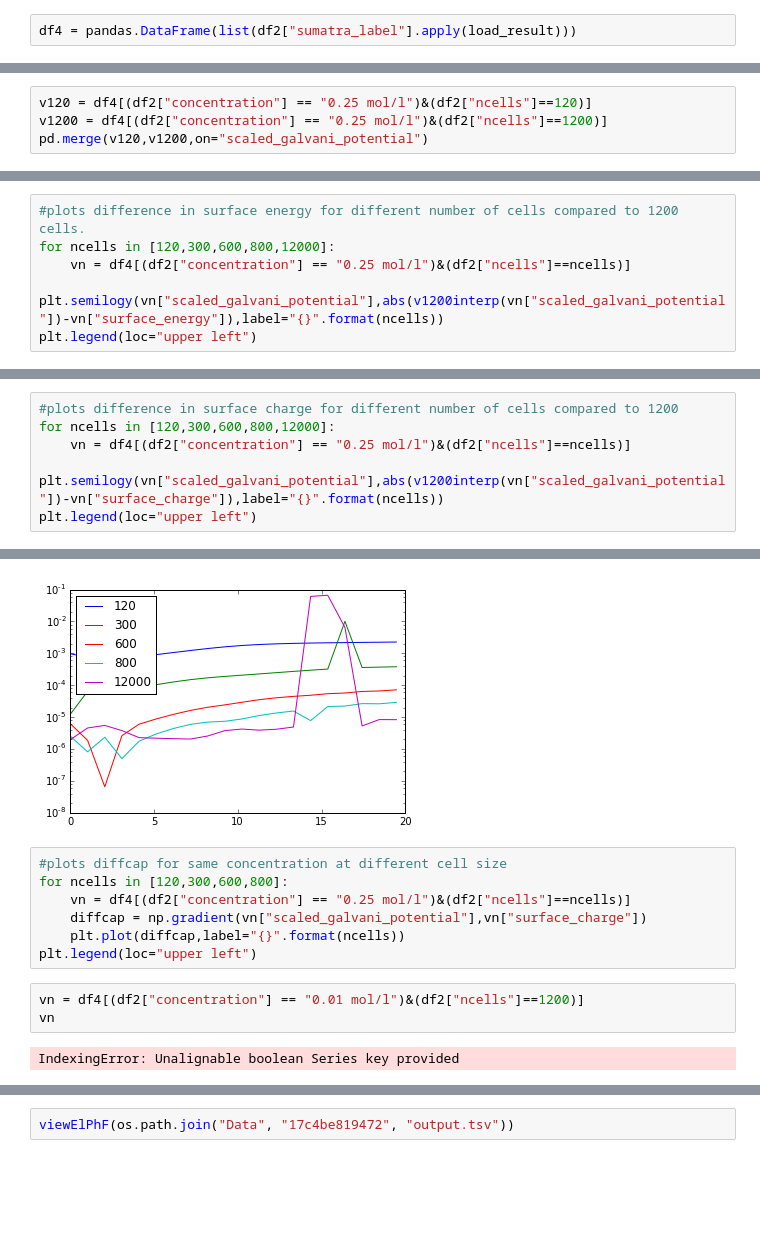
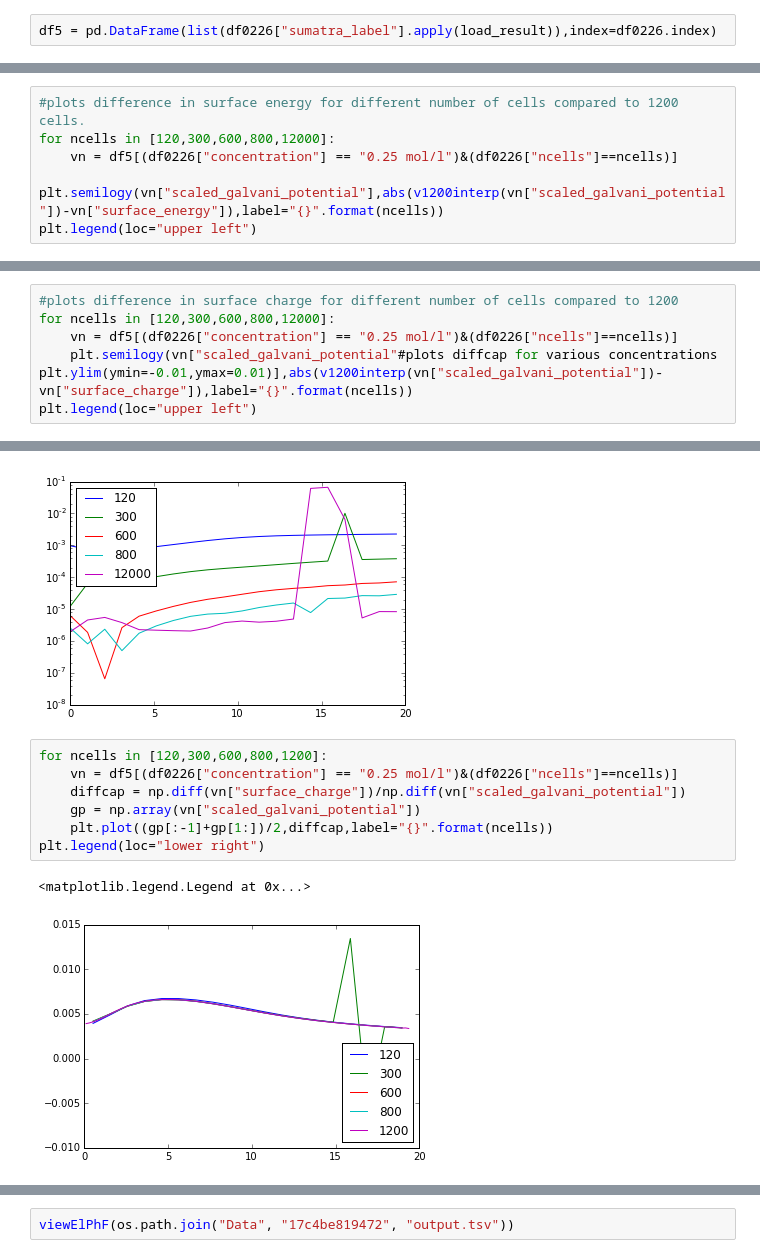
Before and after one commit to usnistgov/diffcap, a Jupyter notebook: analyze.ipynb, the cells around one changed output, grey strips where cells are left out. Cells and saved outputs as stored; diff of their text form; blank space fills up the shorter version.

```diff
--- a/analyze.ipynb
+++ b/analyze.ipynb
@@ -176,4 +291,4 @@ def load_result(label):
     result = fp.numerix.loadtxt(os.path.join("Data", label, "test.txt"))
     return dict(scaled_galvani_potential=result[0], surface_energy=result[1], surface_charge=result[2])
 # %%
-df4 = pandas.DataFrame(list(df2["sumatra_label"].apply(load_result)))
+df5 = pd.DataFrame(list(df0226["sumatra_label"].apply(load_result)),index=df0226.index)
@@ -185,4 +294,0 @@ IndexingError: Unalignable boolean Series key provided
-# %%
-v120 = df4[(df2["concentration"] == "0.25 mol/l")&(df2["ncells"]==120)]
-v1200 = df4[(df2["concentration"] == "0.25 mol/l")&(df2["ncells"]==1200)]
-pd.merge(v120,v1200,on="scaled_galvani_potential")
@@ -193,7 +365,7 @@ v1200interp = interp1d(v1200["scaled_galvani_potential"],v1200["surface_energy"]
 # %%
 #plots difference in surface energy for different number of cells compared to 1200 cells.
 for ncells in [120,300,600,800,12000]:
-    vn = df4[(df2["concentration"] == "0.25 mol/l")&(df2["ncells"]==ncells)]
+    vn = df5[(df0226["concentration"] == "0.25 mol/l")&(df0226["ncells"]==ncells)]
     plt.semilogy(vn["scaled_galvani_potential"],abs(v1200interp(vn["scaled_galvani_potential"])-vn["surface_energy"]),label="{}".format(ncells))
 plt.legend(loc="upper left")
 # %% [output]
@@ -205,21 +377,20 @@ v1200interp = interp1d(v1200["scaled_galvani_potential"],v1200["surface_charge"]
 # %%
 #plots difference in surface charge for different number of cells compared to 1200
 for ncells in [120,300,600,800,12000]:
-    vn = df4[(df2["concentration"] == "0.25 mol/l")&(df2["ncells"]==ncells)]
-    plt.semilogy(vn["scaled_galvani_potential"],abs(v1200interp(vn["scaled_galvani_potential"])-vn["surface_charge"]),label="{}".format(ncells))
+    vn = df5[(df0226["concentration"] == "0.25 mol/l")&(df0226["ncells"]==ncells)]
+    plt.semilogy(vn["scaled_galvani_potential"#plots diffcap for various concentrations
+plt.ylim(ymin=-0.01,ymax=0.01)],abs(v1200interp(vn["scaled_galvani_potential"])-vn["surface_charge"]),label="{}".format(ncells))
 plt.legend(loc="upper left")
 # %% [output]
 <matplotlib.legend.Legend at 0x...>
 [figure]
 # %%
-#plots diffcap for same concentration at different cell size
-for ncells in [120,300,600,800]:
-    vn = df4[(df2["concentration"] == "0.25 mol/l")&(df2["ncells"]==ncells)]
-    diffcap = np.gradient(vn["scaled_galvani_potential"],vn["surface_charge"])
-    plt.plot(diffcap,label="{}".format(ncells))
-plt.legend(loc="upper left")
+for ncells in [120,300,600,800,1200]:
+    vn = df5[(df0226["concentration"] == "0.25 mol/l")&(df0226["ncells"]==ncells)]
+    diffcap = np.diff(vn["surface_charge"])/np.diff(vn["scaled_galvani_potential"])
+    gp = np.array(vn["scaled_galvani_potential"])
+    plt.plot((gp[:-1]+gp[1:])/2,diffcap,label="{}".format(ncells))
+plt.legend(loc="lower right")
+# %% [output]
+<matplotlib.legend.Legend at 0x...>
+[figure, added]
-# %%
-vn = df4[(df2["concentration"] == "0.01 mol/l")&(df2["ncells"]==1200)]
-vn
-# %% [output]
-IndexingError: Unalignable boolean Series key provided
```
Also changed, not shown: parts of 56 cells of this notebook, 1 other file.
